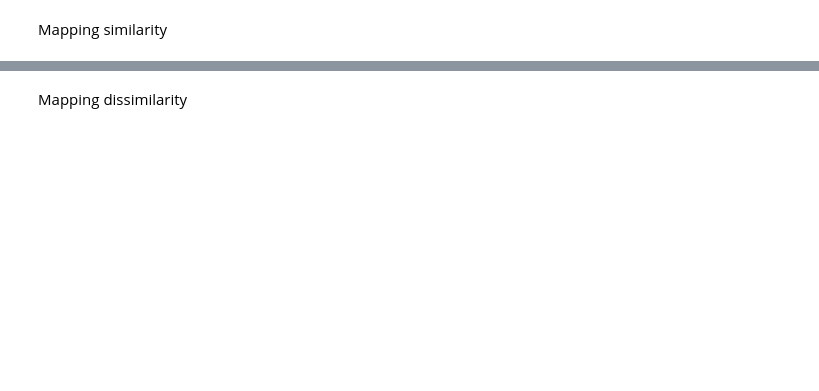
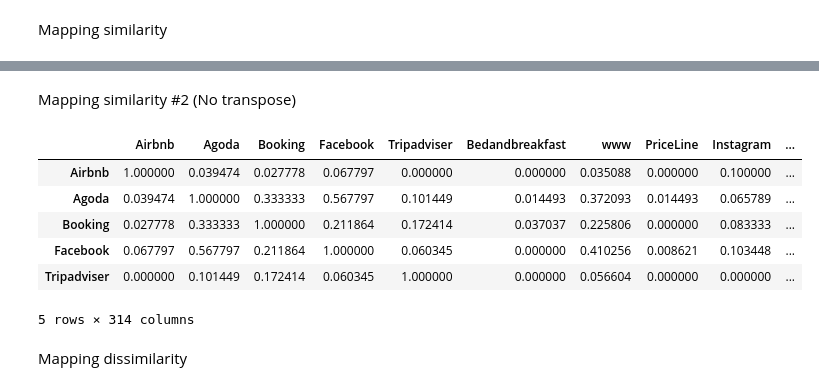
Before and after one commit to pacharapol4066/hotelPositioning, a Jupyter notebook: data load & transform.ipynb, the cells around one changed output, grey strips where cells are left out. Drawn from its saved outputs; the diff is of its cells as text; code cells hidden in the pictures; blank space fills up the shorter version.

Commit message:
Add matrix features

```diff
--- a/data load & transform.ipynb
+++ b/data load & transform.ipynb
@@ -132 +131,20 @@ item_item_matrix.head()
 item_item_matrix.to_excel('output\coocMatrix.xlsx', index=True)
+# %% [markdown]
+Mapping similarity #2 (No transpose)
+# %%
+item_item_matrix = pd.DataFrame(index=df_all.columns,columns=df_all.columns).fillna(0)
+# %%
+# Co-occurrence Similarity
+for i in range(0,len(item_item_matrix.columns)):
+    for j in range(0,len(item_item_matrix.columns)):
+        item_item_matrix.iloc[i,j] = jaccard_index(df_all,i,j)
+# %%
+item_item_matrix.head()
+# %% [output]
+|  | Airbnb | Agoda | Booking | Facebook | Tripadviser | Bedandbreakfast | www | PriceLine | Instagram | ... |
+| Airbnb | 1.000000 | 0.039474 | 0.027778 | 0.067797 | 0.000000 | 0.000000 | 0.035088 | 0.000000 | 0.100000 | ... |
+| Agoda | 0.039474 | 1.000000 | 0.333333 | 0.567797 | 0.101449 | 0.014493 | 0.372093 | 0.014493 | 0.065789 | ... |
+| Booking | 0.027778 | 0.333333 | 1.000000 | 0.211864 | 0.172414 | 0.037037 | 0.225806 | 0.000000 | 0.083333 | ... |
+| Facebook | 0.067797 | 0.567797 | 0.211864 | 1.000000 | 0.060345 | 0.000000 | 0.410256 | 0.008621 | 0.103448 | ... |
+| Tripadviser | 0.000000 | 0.101449 | 0.172414 | 0.060345 | 1.000000 | 0.000000 | 0.056604 | 0.000000 | 0.000000 | ... |
+5 rows × 314 columns
```
Also changed, not shown: parts of 5 cells of this notebook.
